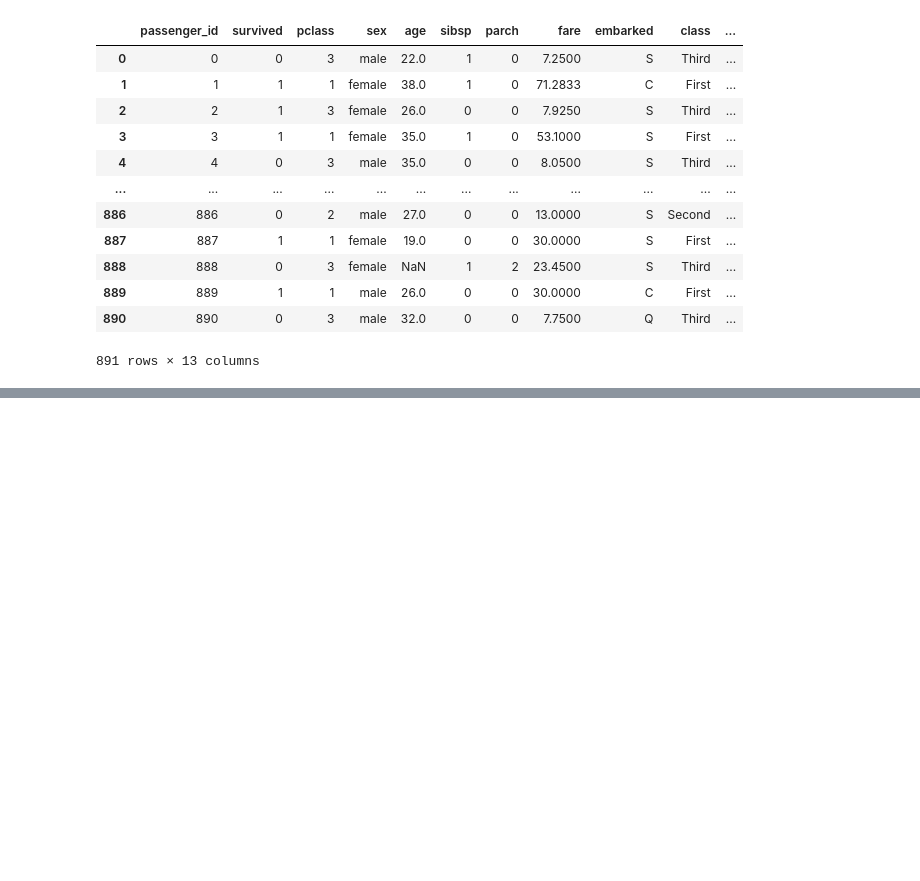
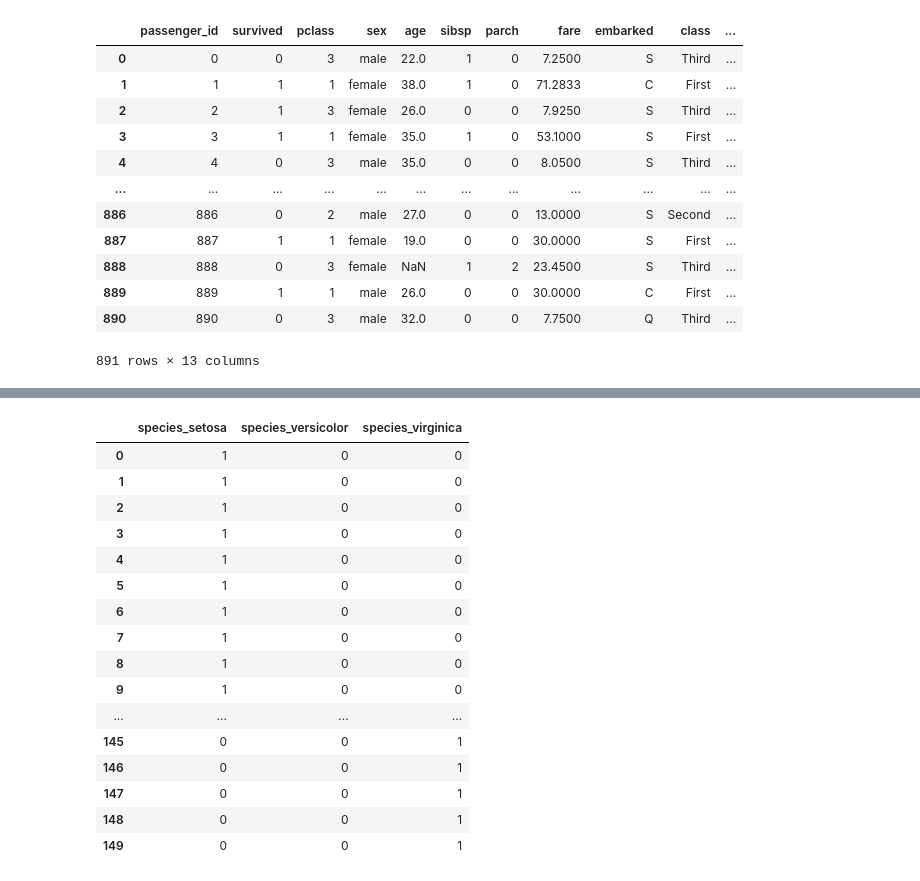
Before and after one commit to jacobpanyathong1/classification-exercises, a Jupyter notebook: classification-exercises.ipynb, the cells around one changed output, grey strips where cells are left out. Saved outputs shown, nothing was run; the diff lists cells and outputs as text; code cells hidden in the pictures; blank space fills up the shorter version.

```diff
--- a/classification-exercises.ipynb
+++ b/classification-exercises.ipynb
@@ -427,0 +505,21 @@ acquire.get_iris()
+# %%
+dummies = pd.get_dummies(iris_df[['species']])
+dummies
+# %% [output]
+|  | species_setosa | species_versicolor | species_virginica |
+| 0 | 1 | 0 | 0 |
+| 1 | 1 | 0 | 0 |
+| 2 | 1 | 0 | 0 |
+| 3 | 1 | 0 | 0 |
+| 4 | 1 | 0 | 0 |
+| 5 | 1 | 0 | 0 |
+| 6 | 1 | 0 | 0 |
+| 7 | 1 | 0 | 0 |
+| 8 | 1 | 0 | 0 |
+| 9 | 1 | 0 | 0 |
+| ... | ... | ... | ... |
+| 145 | 0 | 0 | 1 |
+| 146 | 0 | 0 | 1 |
+| 147 | 0 | 0 | 1 |
+| 148 | 0 | 0 | 1 |
+| 149 | 0 | 0 | 1 |
```
Also changed, not shown: parts of 12 cells of this notebook.
